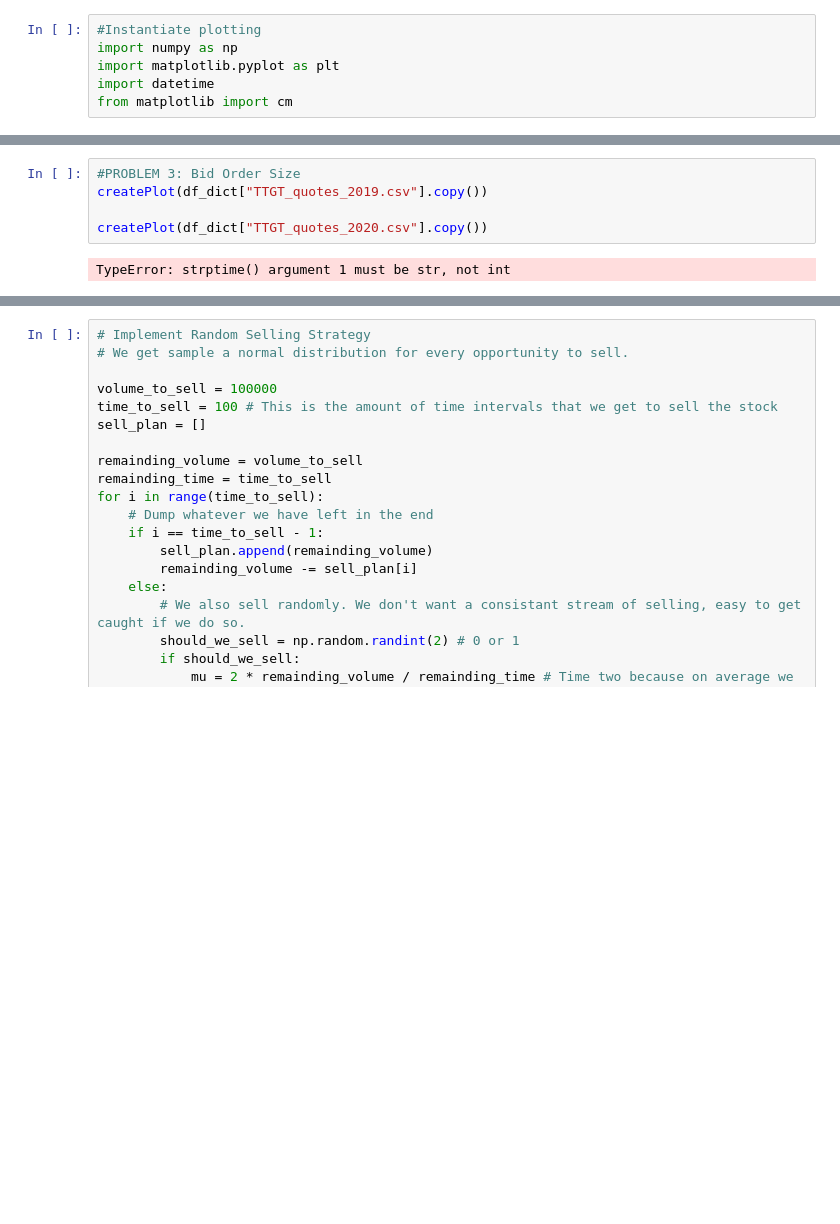
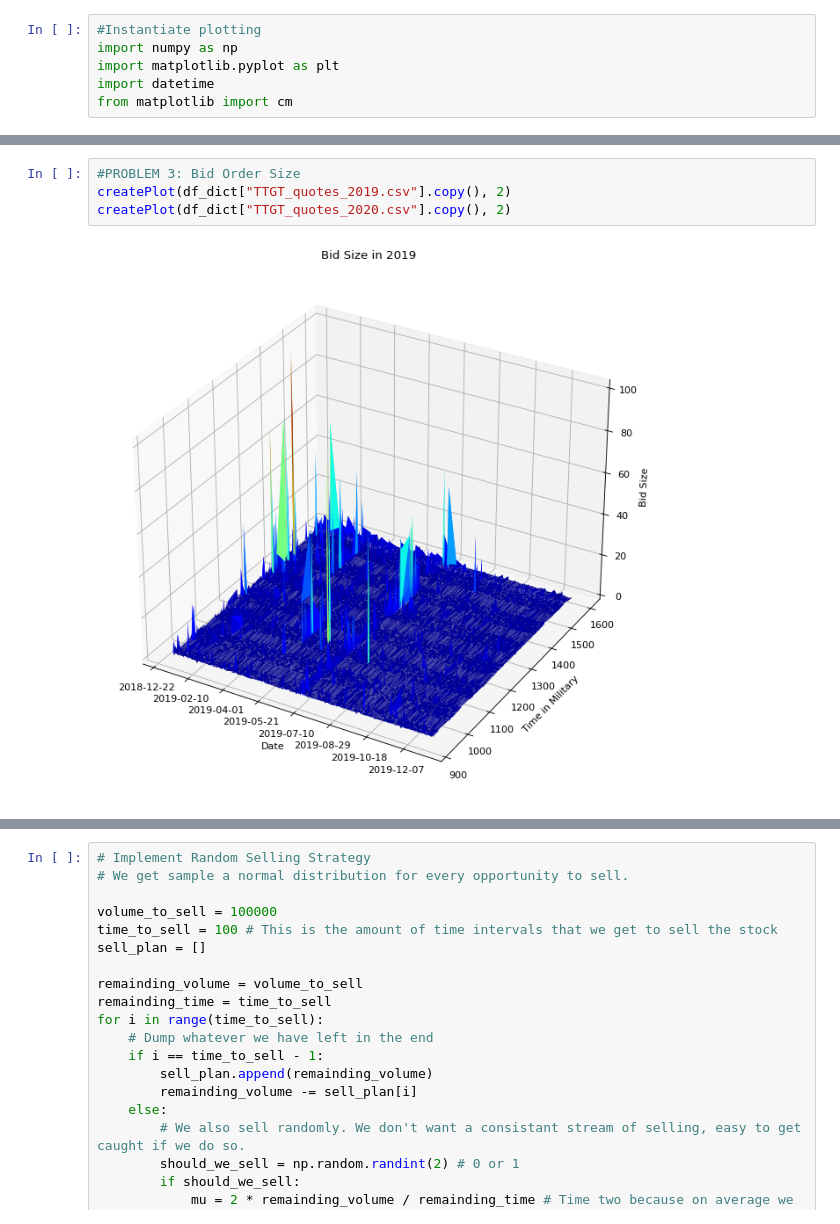
Before and after one commit to thomaswsu/Trading_Assignment_2, a Jupyter notebook: data_assignment.ipynb, the cells around one changed output, grey strips where cells are left out. Cells and saved outputs as stored; diff of their text form; blank space fills up the shorter version.

```diff
--- a/data_assignment.ipynb
+++ b/data_assignment.ipynb
@@ -193,7 +197,6 @@ ValueError: year 55279 is out of range
 # %%
 #PROBLEM 3: Bid Order Size
-createPlot(df_dict["TTGT_quotes_2019.csv"].copy())
-
-createPlot(df_dict["TTGT_quotes_2020.csv"].copy())
+createPlot(df_dict["TTGT_quotes_2019.csv"].copy(), 2)
+createPlot(df_dict["TTGT_quotes_2020.csv"].copy(), 2)
 # %% [output]
-TypeError: strptime() argument 1 must be str, not int
+[figure, added]
```
Also changed, not shown: parts of 11 cells of this notebook.
